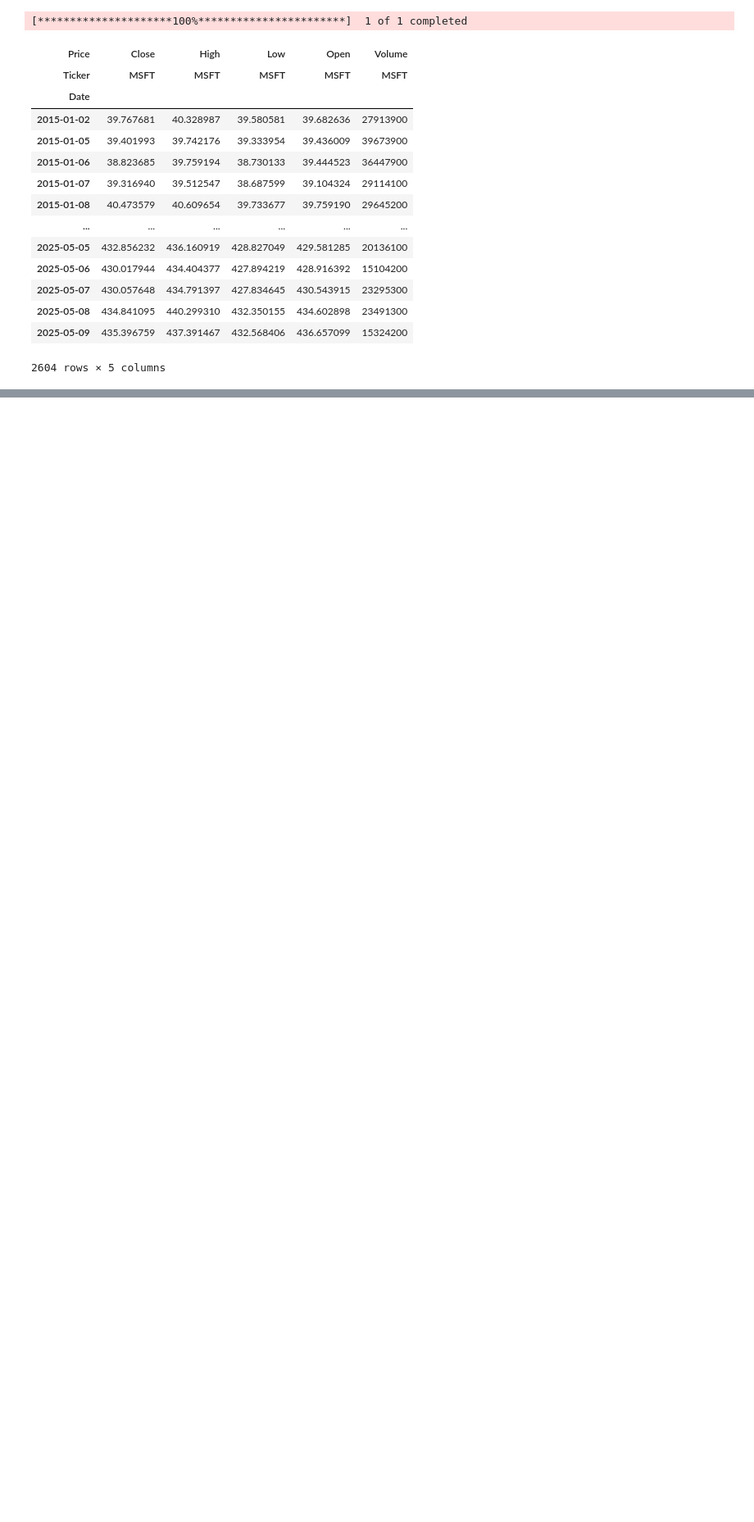
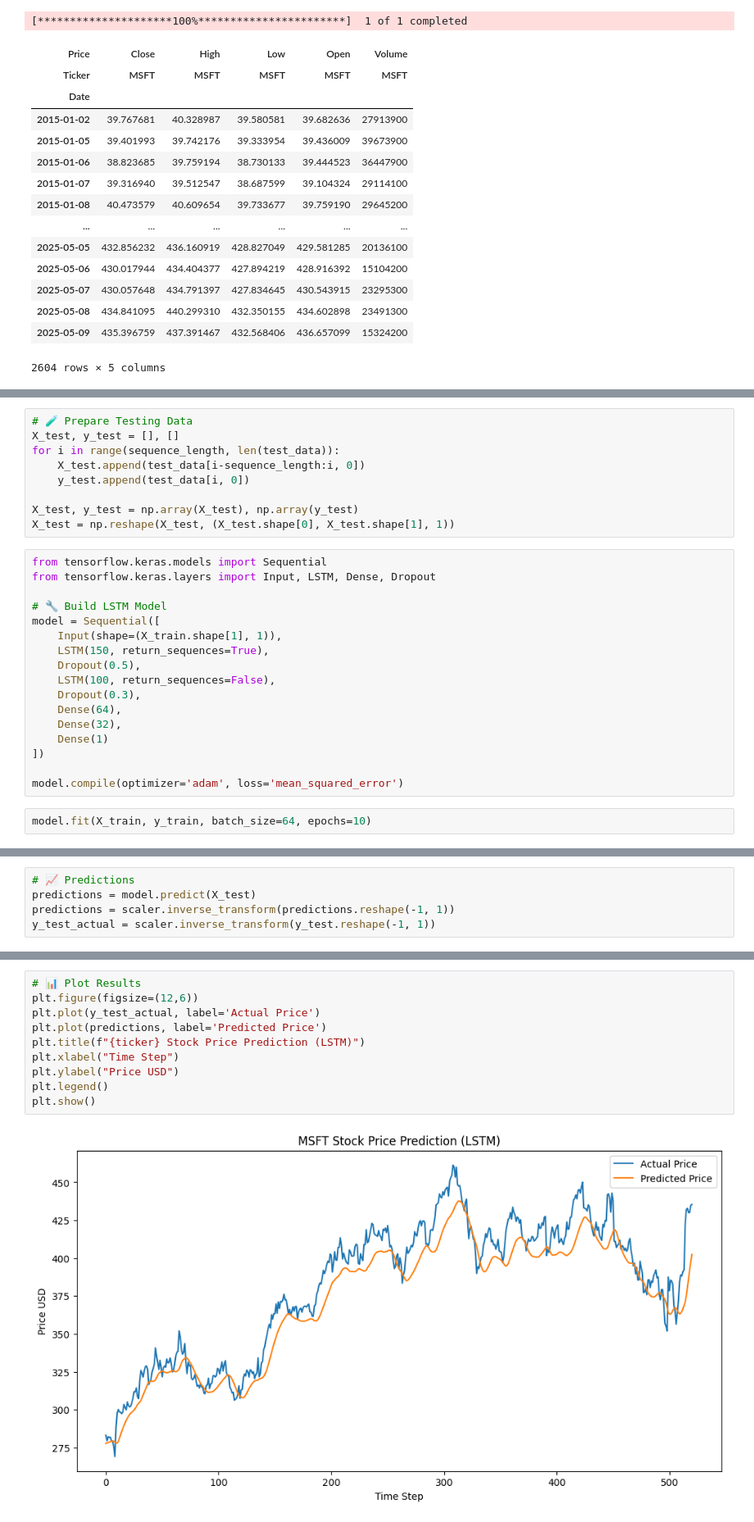
Before and after one commit to AtiqurRahman25/Neural-Network, a Jupyter notebook: TimeSeriesDataMining/main.ipynb, the cells around one changed output, grey strips where cells are left out. Shown at 82% size. Cells and saved outputs as stored; diff of their text form; blank space fills up the shorter version.

```diff
--- a/TimeSeriesDataMining/main.ipynb
+++ b/TimeSeriesDataMining/main.ipynb
@@ -48,0 +106,28 @@ Successfully installed cffi-2.0.0 curl_cffi-0.15.0 frozendict-2.4.7 multitasking
+# %%
+# 🧪 Prepare Testing Data
+X_test, y_test = [], []
+for i in range(sequence_length, len(test_data)):
+    X_test.append(test_data[i-sequence_length:i, 0])
+    y_test.append(test_data[i, 0])
+
+X_test, y_test = np.array(X_test), np.array(y_test)
+X_test = np.reshape(X_test, (X_test.shape[0], X_test.shape[1], 1))
+# %%
+from tensorflow.keras.models import Sequential
+from tensorflow.keras.layers import Input, LSTM, Dense, Dropout
+
+# 🔧 Build LSTM Model
+model = Sequential([
+    Input(shape=(X_train.shape[1], 1)),
+    LSTM(150, return_sequences=True),
+    Dropout(0.5),
+    LSTM(100, return_sequences=False),
+    Dropout(0.3),
+    Dense(64),
+    Dense(32),
+    Dense(1)
+])
+
+model.compile(optimizer='adam', loss='mean_squared_error')
+# %%
+model.fit(X_train, y_train, batch_size=64, epochs=10)
@@ -48,0 +156,5 @@ Successfully installed cffi-2.0.0 curl_cffi-0.15.0 frozendict-2.4.7 multitasking
+# %%
+# 📈 Predictions
+predictions = model.predict(X_test)
+predictions = scaler.inverse_transform(predictions.reshape(-1, 1))
+y_test_actual = scaler.inverse_transform(y_test.reshape(-1, 1))
@@ -48,0 +163,12 @@ Successfully installed cffi-2.0.0 curl_cffi-0.15.0 frozendict-2.4.7 multitasking
+# %%
+# 📊 Plot Results
+plt.figure(figsize=(12,6))
+plt.plot(y_test_actual, label='Actual Price')
+plt.plot(predictions, label='Predicted Price')
+plt.title(f"{ticker} Stock Price Prediction (LSTM)")
+plt.xlabel("Time Step")
+plt.ylabel("Price USD")
+plt.legend()
+plt.show()
+# %% [output]
+[figure, added]
```
Also changed, not shown: parts of 8 cells of this notebook.
